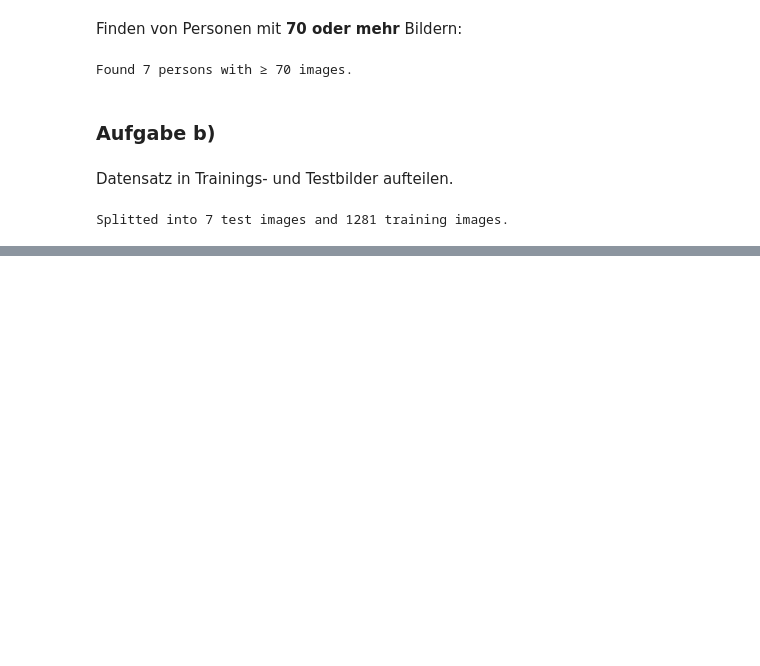
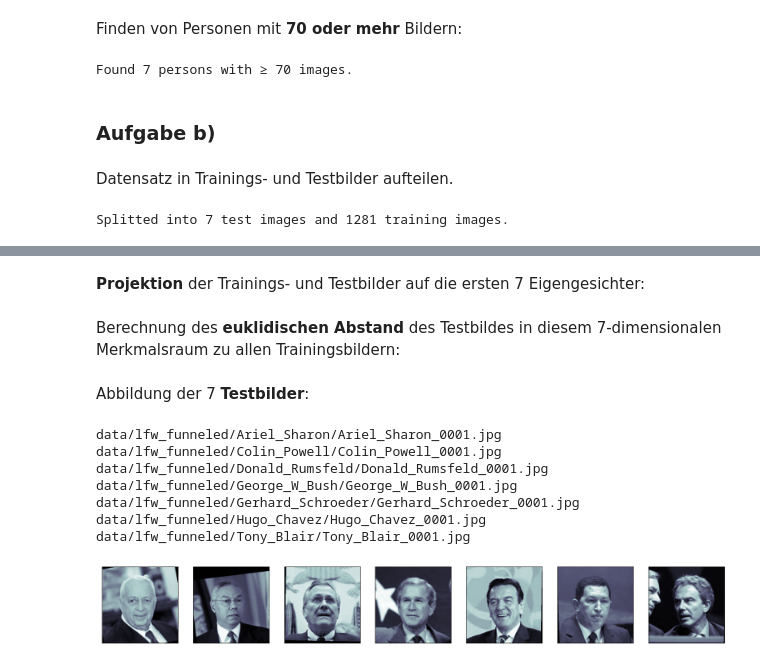
Before and after one commit to robingenz/htwg-machine-learning-exercises, a Jupyter notebook: exercises/02_Linear_Regression/02_eigengesichter.ipynb, the cells around one changed output, grey strips where cells are left out. Cells and saved outputs as stored; diff of their text form; code cells hidden in the pictures; blank space fills up the shorter version.

```diff
--- a/exercises/02_Linear_Regression/02_eigengesichter.ipynb
+++ b/exercises/02_Linear_Regression/02_eigengesichter.ipynb
@@ -90,0 +236,2 @@ Splitted into 7 test images and 1281 training images.
+# %% [markdown]
+**Projektion** der Trainings- und Testbilder auf die ersten 7 Eigengesichter:
@@ -90,0 +242,2 @@ Splitted into 7 test images and 1281 training images.
+# %% [markdown]
+Berechnung des **euklidischen Abstand** des Testbildes in diesem 7-dimensionalen Merkmalsraum zu allen Trainingsbildern:
@@ -90,0 +254,18 @@ Splitted into 7 test images and 1281 training images.
+# %% [markdown]
+Abbildung der 7 **Testbilder**:
+# %%
+figure = plt.figure(figsize=(20, 6))
+for i, test_image in enumerate(test_images):
+    axes = figure.add_subplot(2, 7, i + 1, xticks=[], yticks=[])
+    axes.imshow(test_image, cmap=plt.cm.bone)
+    print(test_image_paths[i])
+plt.show()
+# %% [output]
+data/lfw_funneled/Ariel_Sharon/Ariel_Sharon_0001.jpg
+data/lfw_funneled/Colin_Powell/Colin_Powell_0001.jpg
+data/lfw_funneled/Donald_Rumsfeld/Donald_Rumsfeld_0001.jpg
+data/lfw_funneled/George_W_Bush/George_W_Bush_0001.jpg
+data/lfw_funneled/Gerhard_Schroeder/Gerhard_Schroeder_0001.jpg
+data/lfw_funneled/Hugo_Chavez/Hugo_Chavez_0001.jpg
+data/lfw_funneled/Tony_Blair/Tony_Blair_0001.jpg
+[figure, added]
```
Also changed, not shown: parts of 19 cells of this notebook, 4 other files.
